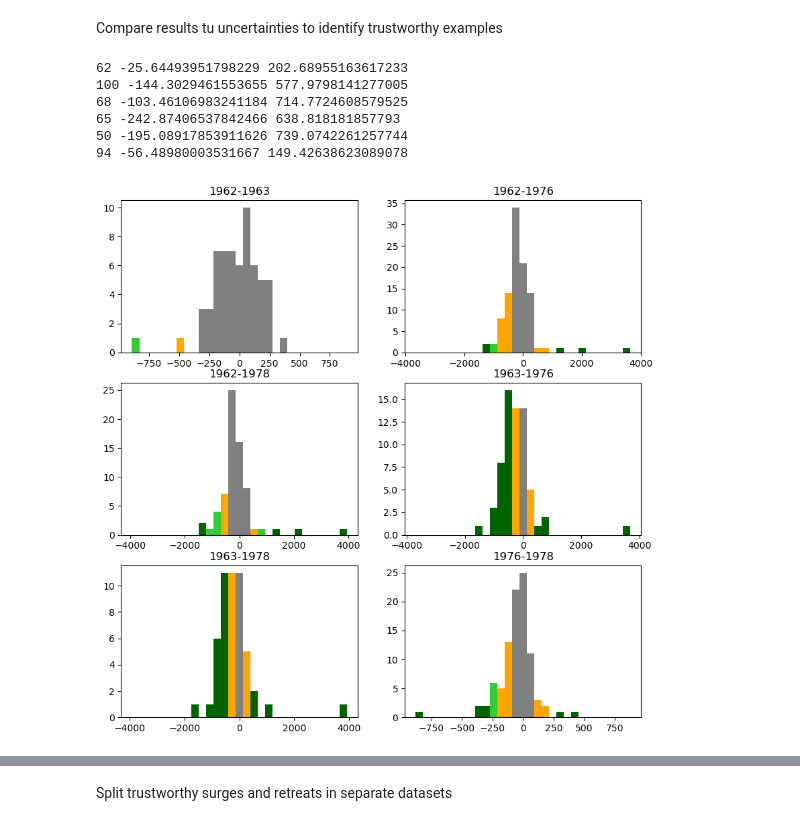
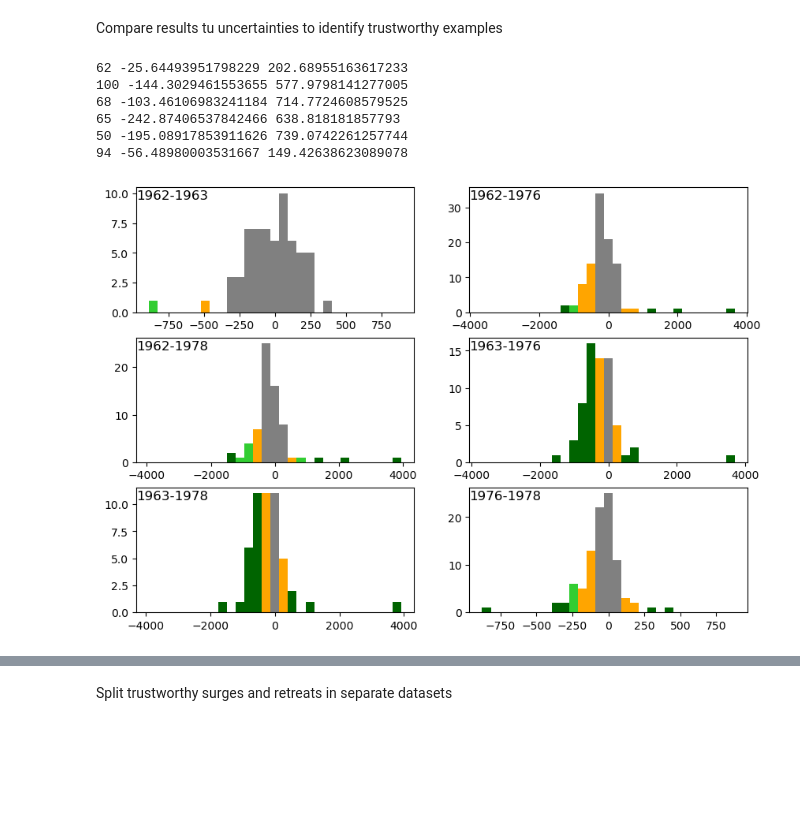
Before and after one commit to lorisdanjou/Svalbard_calving_fronts_1936-1978_data_analysis, a Jupyter notebook: results.ipynb, the cells around one changed output, grey strips where cells are left out. Cells and saved outputs as stored; diff of their text form; code cells hidden in the pictures; blank space fills up the shorter version.

```diff
--- a/results.ipynb
+++ b/results.ipynb
@@ -622,7 +623,7 @@ results_overview
 # %% [markdown]
 Compare results tu uncertainties to identify trustworthy examples
 # %%
-fig, axs = plt.subplots(ncols=2, nrows=3, figsize=(10, 10))
+fig, axs = plt.subplots(ncols=2, nrows=3, figsize=(10, 7))
 
 color_sigma = "orange"
 color_2_sigma = "limegreen"
@@ -641,7 +642,7 @@ for i in range(len(patches)):
         patches[i].set_facecolor(color_2_sigma)
     if np.abs(bins[i]) >= 3 * sigma:
         patches[i].set_facecolor(color_3_sigma)
-axs[0, 0].set_title(f"{years[0]}-{years[1]}")
+axs[0, 0].set_title(f"{years[0]}-{years[1]}", y=0.85, loc="left")
 print(d.shape[0], d.mean(), d.std())
 
 years = (1962, 1976)
@@ -656,7 +657,7 @@ for i in range(len(patches)):
         patches[i].set_facecolor(color_2_sigma)
     if np.abs(bins[i]) >= 3 * sigma:
         patches[i].set_facecolor(color_3_sigma)
-axs[0, 1].set_title(f"{years[0]}-{years[1]}")
+axs[0, 1].set_title(f"{years[0]}-{years[1]}", y=0.85, loc="left")
 print(d.shape[0], d.mean(), d.std())
 
 years = (1962, 1978)
@@ -671,7 +672,7 @@ for i in range(len(patches)):
         patches[i].set_facecolor(color_2_sigma)
     if np.abs(bins[i]) >= 3 * sigma:
         patches[i].set_facecolor(color_3_sigma)
-axs[1, 0].set_title(f"{years[0]}-{years[1]}")
+axs[1, 0].set_title(f"{years[0]}-{years[1]}", y=0.85, loc="left")
 print(d.shape[0], d.mean(), d.std())
 
 years = (1963, 1976)
@@ -686,7 +687,7 @@ for i in range(len(patches)):
         patches[i].set_facecolor(color_2_sigma)
     if np.abs(bins[i]) >= 3 * sigma:
         patches[i].set_facecolor(color_3_sigma)
-axs[1, 1].set_title(f"{years[0]}-{years[1]}")
+axs[1, 1].set_title(f"{years[0]}-{years[1]}", y=0.85, loc="left")
 print(d.shape[0], d.mean(), d.std())
 
 years = (1963, 1978)
@@ -697,33 +698,33 @@ bins = np.array(bins) + (bins[1] - bins[0])/2
 for i in range(len(patches)):
     if np.abs(bins[i]) >= sigma:
         patches[i].set_facecolor(color_sigma)
     if np.abs(bins[i]) >= 2 * sigma:
         patches[i].set_facecolor(color_2_sigma)
     if np.abs(bins[i]) >= 3 * sigma:
         patches[i].set_facecolor(color_3_sigma)
-axs[2, 0].set_title(f"{years[0]}-{years[1]}")
+axs[2, 0].set_title(f"{years[0]}-{years[1]}", y=0.85, loc="left")
 print(d.shape[0], d.mean(), d.std())
 
 years = (1976, 1978)
 d = results.loc[results.years == years].mean_distance
 N, bins, patches = axs[2, 1].hist(d, color="gray", bins=np.linspace(-np.abs(d).max(), np.abs(d).max(), nbins))
 sigma = uncertainties.loc[uncertainties.years == years]["sigma_dist"].values[0]
 bins = np.array(bins) + (bins[1] - bins[0])/2
 for i in range(len(patches)):
     if np.abs(bins[i]) >= sigma:
         patches[i].set_facecolor(color_sigma)
     if np.abs(bins[i]) >= 2 * sigma:
         patches[i].set_facecolor(color_2_sigma)
     if np.abs(bins[i]) >= 3 * sigma:
         patches[i].set_facecolor(color_3_sigma)
-axs[2, 1].set_title(f"{years[0]}-{years[1]}")
+axs[2, 1].set_title(f"{years[0]}-{years[1]}", y=0.85, loc="left")
 print(d.shape[0], d.mean(), d.std())
 fig.savefig("images/results_distances_distributions.png", bbox_inches="tight")
 # %% [output]
 62 -25.64493951798229 202.68955163617233
 100 -144.3029461553655 577.9798141277005
 68 -103.46106983241184 714.7724608579525
 65 -242.87406537842466 638.818181857793
 50 -195.08917853911626 739.0742261257744
 94 -56.48980003531667 149.42638623089078
-[figure, old version]
+[figure, new version]
```
Also changed, not shown: parts of 31 cells of this notebook, 9 other files.
